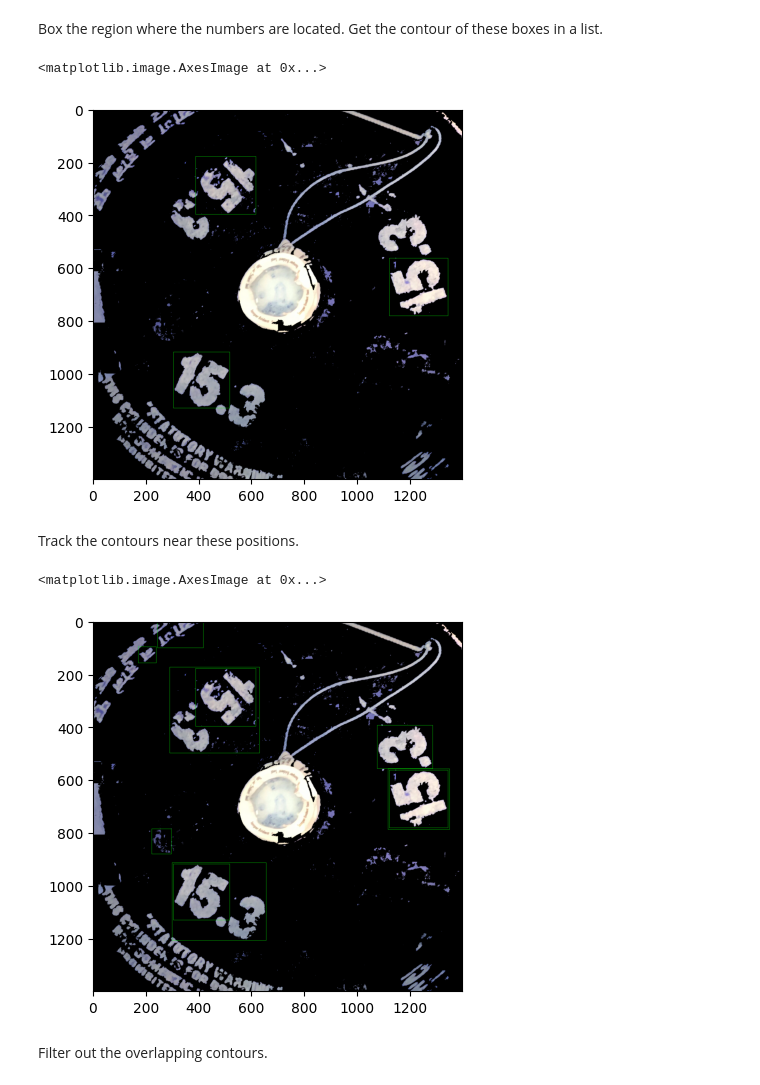
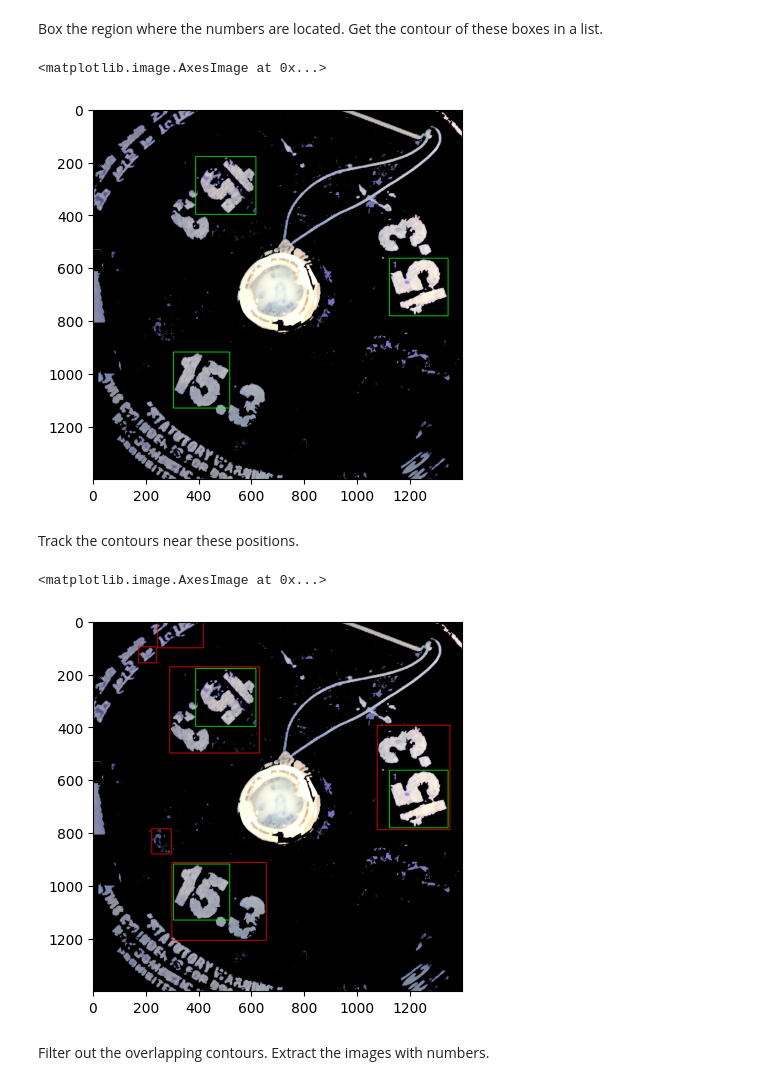
Before and after one commit to siddeshwarnavink/gas-cylinder-weight, a Jupyter notebook: gas-cylinder-weight/code-testing/non-pointer-solution.ipynb, the cells around one changed output. Cells and saved outputs as stored; diff of their text form; code cells hidden in the pictures.

```diff
--- a/gas-cylinder-weight/code-testing/non-pointer-solution.ipynb
+++ b/gas-cylinder-weight/code-testing/non-pointer-solution.ipynb
@@ -65,14 +66,14 @@ def getNumberPos(image):
             and h > 200 and h <= 300
         ):
             number_positions.append({'pos':(x,y),'cnt': contour})
-            cv2.rectangle(image, (x, y), (x + w, y + h), (0, 255, 0), 1)
+            cv2.rectangle(image, (x, y), (x + w, y + h), (0, 255, 0), 2)
     return number_positions
 
 number_positions=getNumberPos(cropped_image)
 plt.imshow(cropped_image)
 # %% [output]
 <matplotlib.image.AxesImage at 0x...>
-[figure, old version]
+[figure, new version]
 # %% [markdown]
 Track the contours near these positions.
 # %%
@@ -81,37 +82,37 @@ def getNearbyContours(image, posList, contours):
     max_distance = 200
 
     # Filter contours near the point of interest
     filtered_contours = []
 
     for cntData in posList:
         point_of_interest=cntData['pos']
         for cnt in contours:
              # Calculate the contour area
             area = cv2.contourArea(cnt)
             x, y, w, h = cv2.boundingRect(cnt)
 
             if area > 1000:
                 # Calculate the distance between the contour centroid and the point of interest
                 M = cv2.moments(cnt)
                 cx = int(M['m10'] / M['m00'])
                 cy = int(M['m01'] / M['m00'])
                 distance = np.sqrt((cx - point_of_interest[0])**2 + (cy - point_of_interest[1])**2)
 
                 # Retain the contour if it falls within the distance threshold
                 if distance <= max_distance:
                     filtered_contours.append({'pos':(x,y),'cnt': cnt})
-                    cv2.rectangle(image, (x, y), (x + w, y + h), (0, 255, 0), 1)
+                    cv2.rectangle(image, (x, y), (x + w, y + h), (255, 0, 0), 2)
 
     return filtered_contours
 
 
 nearby_contours = getNearbyContours(cropped_image, number_positions, getContours(cropped_image))
 plt.imshow(cropped_image)
 # %% [output]
 <matplotlib.image.AxesImage at 0x...>
-[figure, old version]
+[figure, new version]
 # %% [markdown]
-Filter out the overlapping contours.
+Filter out the overlapping contours. Extract the images with numbers.
 # %%
 def check_contour_overlap(contour1, contour2):
     # Get the bounding rectangles of the contours
```
Also changed, not shown: parts of 3 cells of this notebook.
